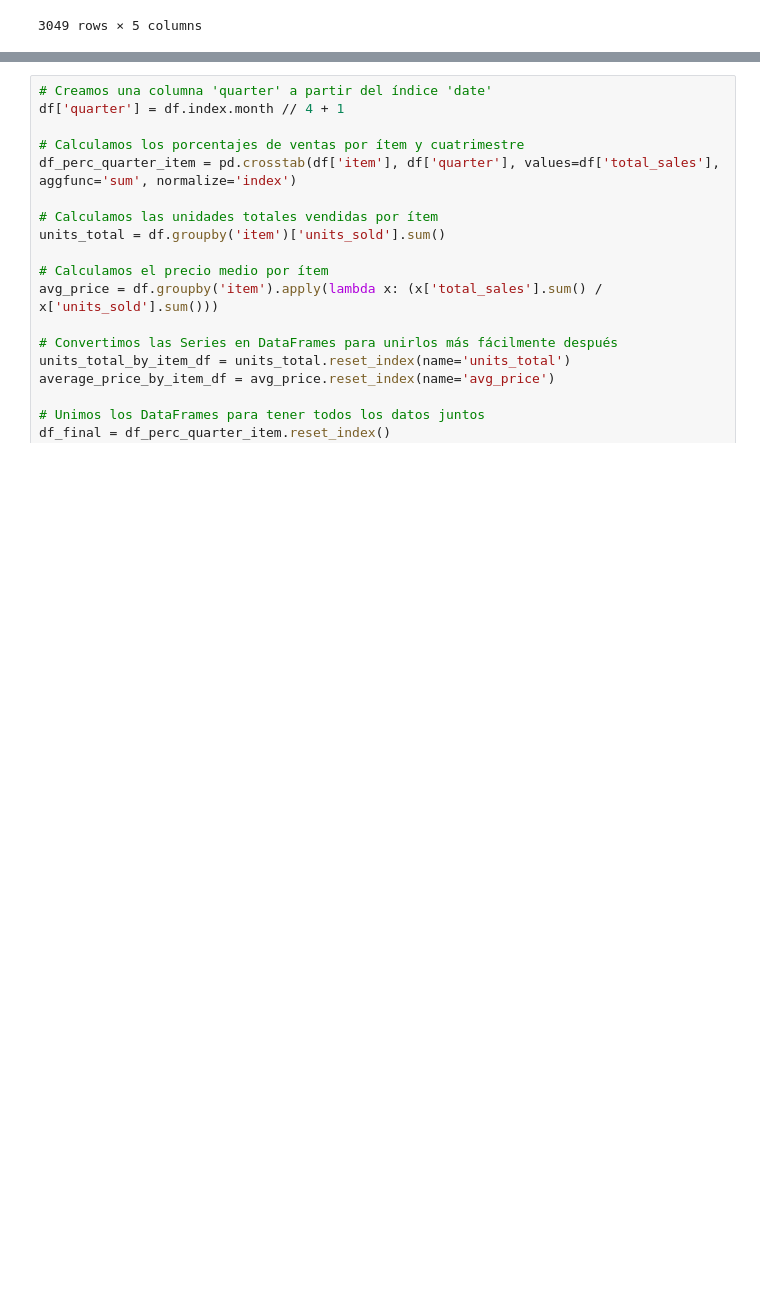
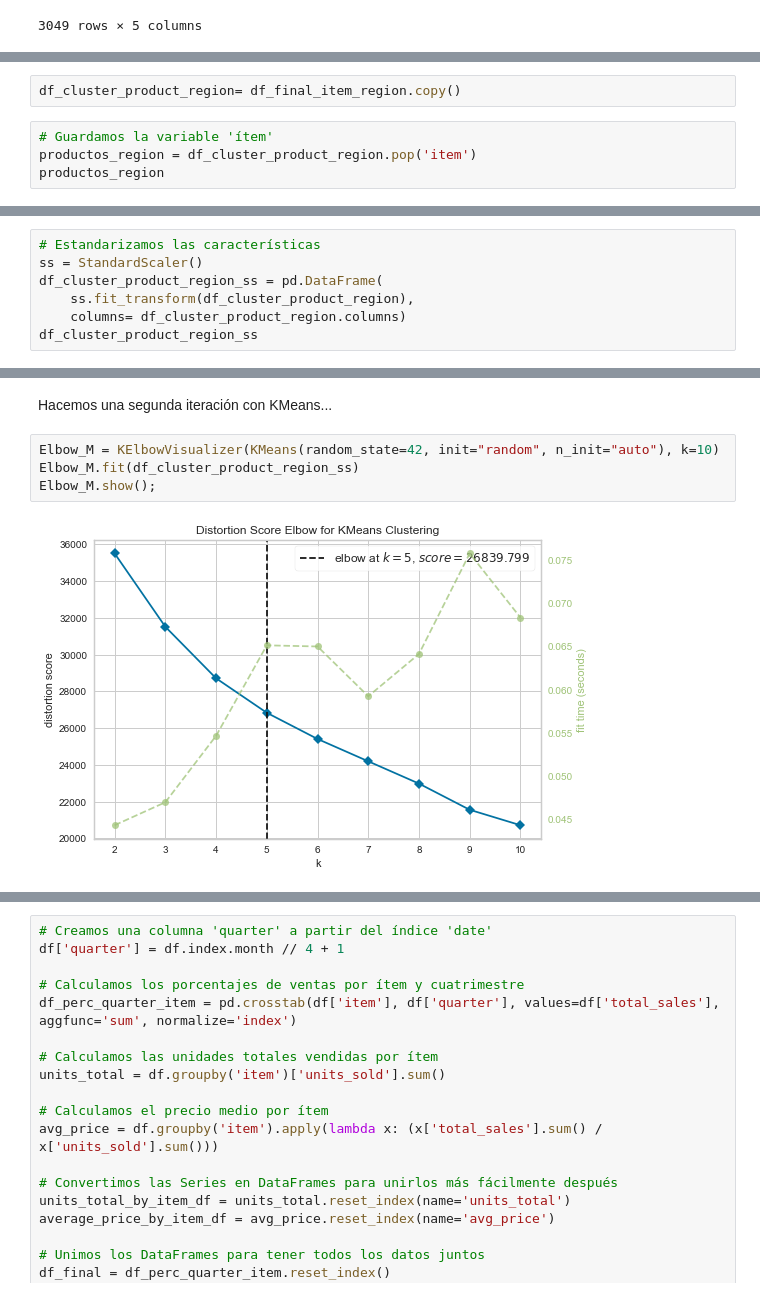
Before and after one commit to alitermat/capstone_retail_TFM, a Jupyter notebook: notebooks/Clustering_producto.ipynb, the cells around one changed output, grey strips where cells are left out. Cells and saved outputs as stored; diff of their text form; blank space fills up the shorter version.

Commit message:
add iteration individual region clustering product

```diff
--- a/notebooks/Clustering_producto.ipynb
+++ b/notebooks/Clustering_producto.ipynb
@@ -172,0 +173,6 @@ sns.heatmap(df_final_item_region.corr(), annot=True, cmap="YlGnBu");
+# %%
+df_cluster_product_region= df_final_item_region.copy()
+# %%
+# Guardamos la variable 'ítem'
+productos_region = df_cluster_product_region.pop('item')
+productos_region
@@ -172,0 +192,7 @@ sns.heatmap(df_final_item_region.corr(), annot=True, cmap="YlGnBu");
+# %%
+# Estandarizamos las características
+ss = StandardScaler()
+df_cluster_product_region_ss = pd.DataFrame(
+    ss.fit_transform(df_cluster_product_region),
+    columns= df_cluster_product_region.columns)
+df_cluster_product_region_ss
@@ -172,0 +247,8 @@ sns.heatmap(df_final_item_region.corr(), annot=True, cmap="YlGnBu");
+# %% [markdown]
+Hacemos una segunda iteración con KMeans...
+# %%
+Elbow_M = KElbowVisualizer(KMeans(random_state=42, init="random", n_init="auto"), k=10)
+Elbow_M.fit(df_cluster_product_region_ss)
+Elbow_M.show();
+# %% [output]
+[figure, added]
```
Also changed, not shown: parts of 11 cells of this notebook.
